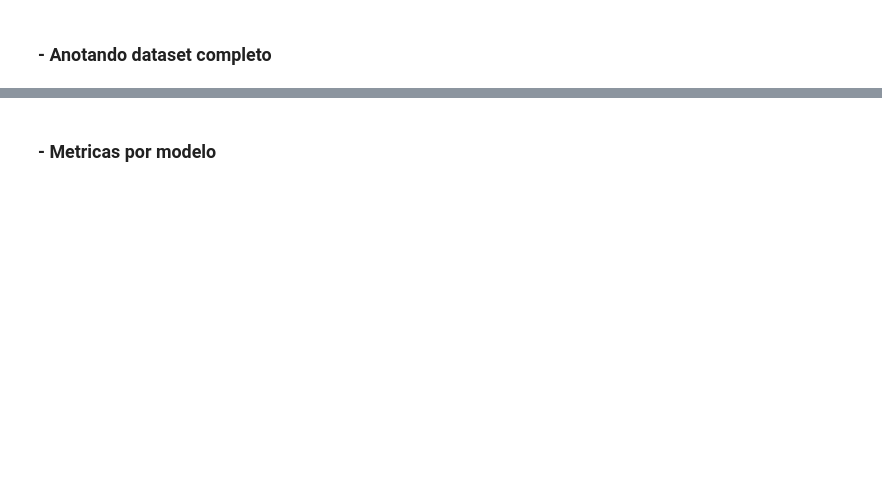
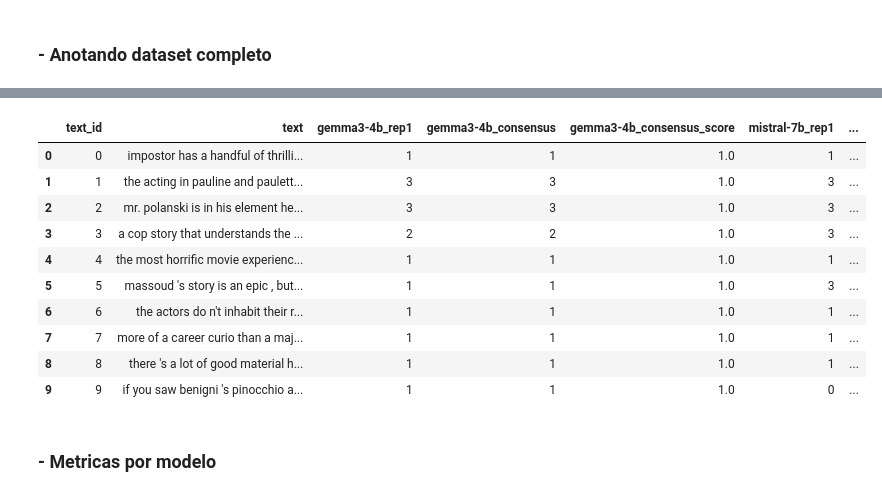
Before and after one commit to Ktzani/llm-annotation, a Jupyter notebook: src/notebooks/analise_consenso_llms.ipynb, the cells around one changed output, grey strips where cells are left out. Cells and saved outputs as stored; diff of their text form; code cells hidden in the pictures; blank space fills up the shorter version.

```diff
--- a/src/notebooks/analise_consenso_llms.ipynb
+++ b/src/notebooks/analise_consenso_llms.ipynb
@@ -212,0 +180,14 @@ df_annotations
+# %%
+num_repetitions = EXPERIMENT_CONFIG["num_repetitions_per_llm"]
+
+df_annotations = await annotator.annotate_dataset(
+    texts=texts,
+    num_repetitions=num_repetitions,
+    use_cache=False,
+    model_strategy=model_strategy,
+    rep_strategy=rep_strategy
+)
+
+logger.success("✓ Anotações completas")
+df_annotations
+# %% [output]
@@ -213,3 +211,14 @@ df_annotations
+|  | text_id | text | gemma3-4b_rep1 | gemma3-4b_consensus | gemma3-4b_consensus_score | mistral-7b_rep1 | ... |
+| 0 | 0 | impostor has a handful of thrilli... | 1 | 1 | 1.0 | 1 | ... |
+| 1 | 1 | the acting in pauline and paulett... | 3 | 3 | 1.0 | 3 | ... |
+| 2 | 2 | mr. polanski is in his element he... | 3 | 3 | 1.0 | 3 | ... |
+| 3 | 3 | a cop story that understands the ... | 2 | 2 | 1.0 | 3 | ... |
+| 4 | 4 | the most horrific movie experienc... | 1 | 1 | 1.0 | 1 | ... |
+| 5 | 5 | massoud 's story is an epic , but... | 1 | 1 | 1.0 | 3 | ... |
+| 6 | 6 | the actors do n't inhabit their r... | 1 | 1 | 1.0 | 1 | ... |
+| 7 | 7 | more of a career curio than a maj... | 1 | 1 | 1.0 | 1 | ... |
+| 8 | 8 | there 's a lot of good material h... | 1 | 1 | 1.0 | 1 | ... |
+| 9 | 9 | if you saw benigni 's pinocchio a... | 1 | 1 | 1.0 | 0 | ... |
 # %% [markdown]
 ### - Metricas por modelo
 # %%
```
Also changed, not shown: parts of 21 cells of this notebook, 8 other files.
